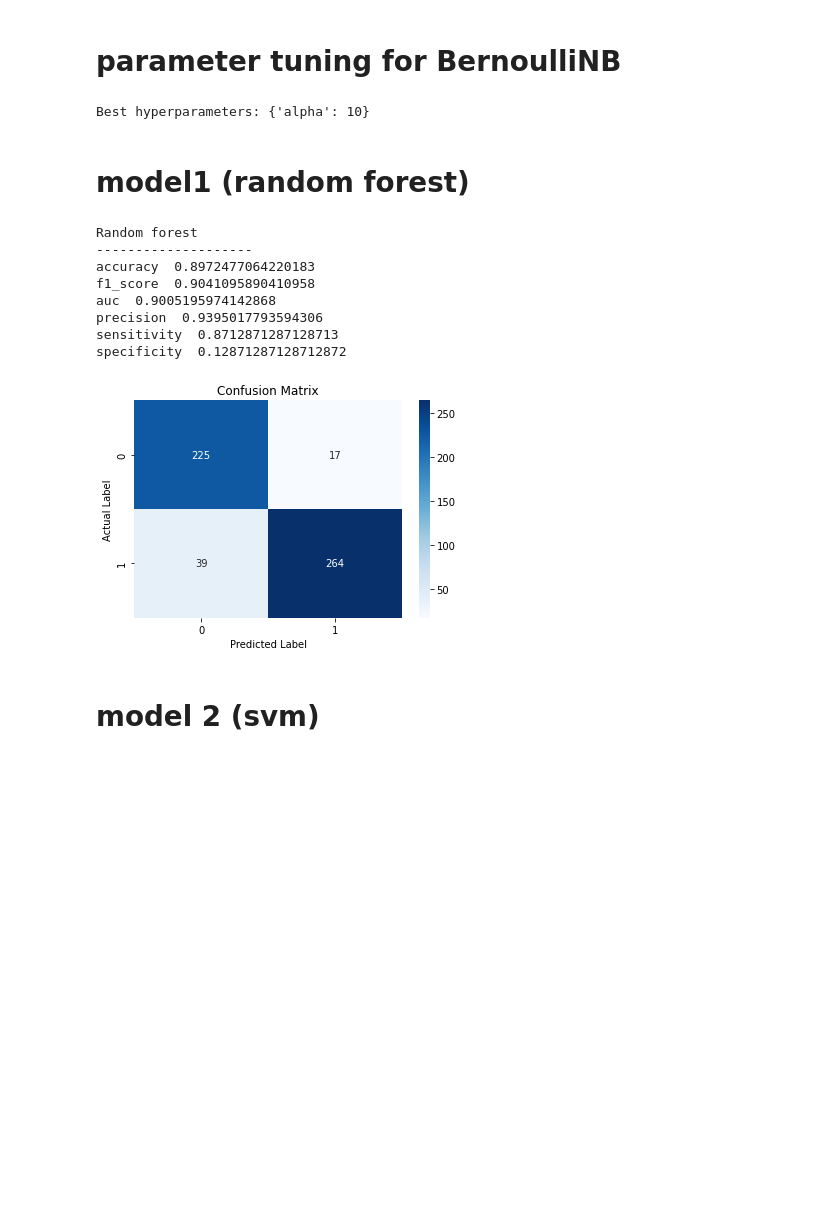
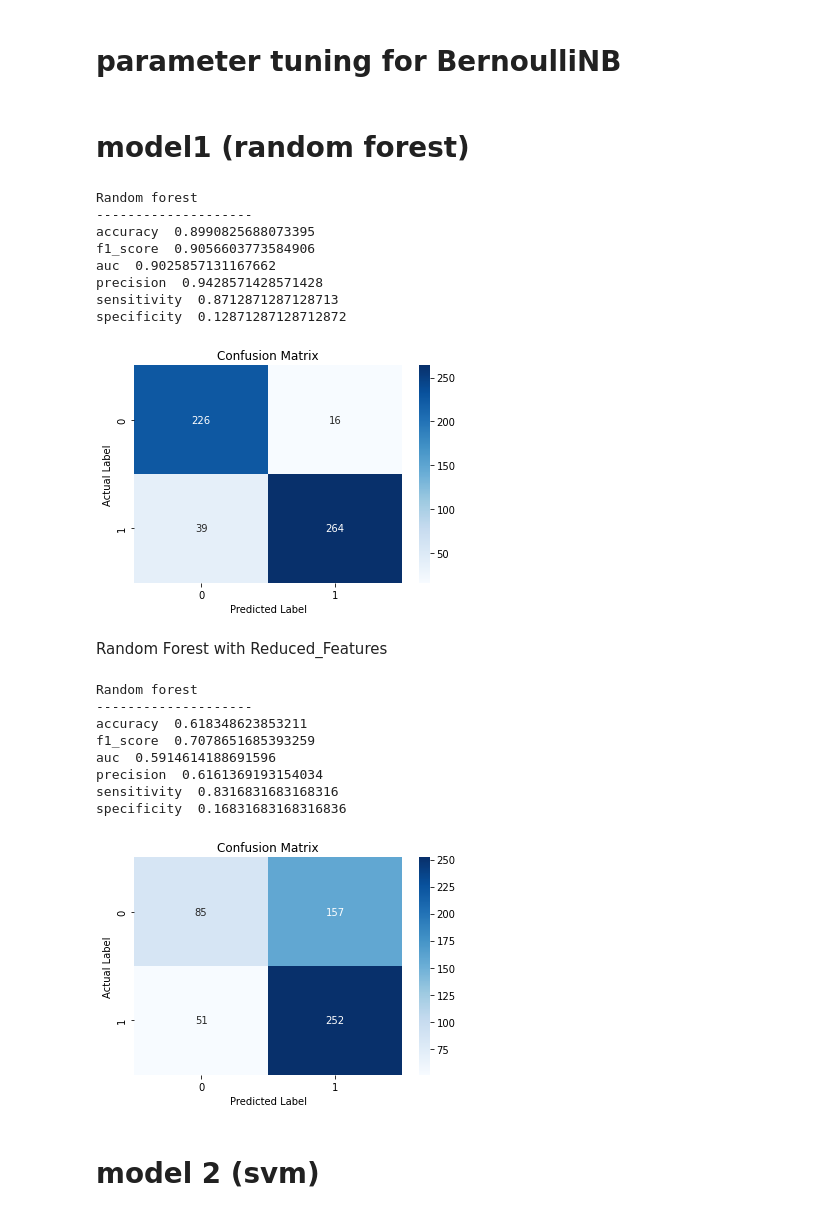
Before and after one commit to Pcssai7093/Predicton-Of-Drug-Resistance-in-Mycobacterium-Tuberculosis, a Jupyter notebook: Code.ipynb, the cells around one changed output. Cells and saved outputs as stored; diff of their text form; code cells hidden in the pictures; blank space fills up the shorter version.

```diff
--- a/Code.ipynb
+++ b/Code.ipynb
@@ -75,3 +82,5 @@ Splitting the data into X and Y
 # %%
 rifX=rifFiltered.iloc[:,0:222]
 rifY=rifFiltered.iloc[:,[222]]
+# %%
+rifX=rifX.replace(-1,0)
@@ -78,2 +95,2 @@ rifY=rifFiltered.iloc[:,[222]]
 # %%
-rifY=(rifY.values).reshape(-1,)
+# rifY=(rifY.values).reshape(-1,)
@@ -99,0 +174,5 @@ rifX_train,rifX_test,rifY_train,rifY_test=train_test_split(rifX,rifY,test_size=0
+# %%
+input_data = Input(shape=(222,))
+encoded = Dense(64, activation='relu')(input_data)
+encoder = Model(input_data, encoded)
+auto_enconder_data_train = encoder.predict(rifX_train)
@@ -99,0 +181,5 @@ rifX_train,rifX_test,rifY_train,rifY_test=train_test_split(rifX,rifY,test_size=0
+# %%
+input_data_t = Input(shape=(222,))
+encoded_t = Dense(64, activation='relu')(input_data_t)
+encoder_t = Model(input_data_t, encoded_t)
+auto_enconder_data_test = encoder_t.predict(rifX_test)
@@ -133,11 +221,9 @@ parameter tuning for logistic regression
 # %%
 model4=BernoulliNB()
 param_grid = {'alpha': [0.1, 1, 10]}
-grid_search = GridSearchCV(model4, param_grid=param_grid, cv=5,scoring='roc_auc')
+grid_search = GridSearchCV(model4, param_grid=param_grid, cv=5,scoring='roc_auc',verbose=0)
 grid_search.fit(rifX, rifY)
 print("Best hyperparameters:", grid_search.best_params_)
-# %% [output]
-Best hyperparameters: {'alpha': 10}
 # %% [markdown]
 # model1 (random forest)
 # %%
@@ -161,13 +247,43 @@ plt.show()
 # %% [output]
 Random forest
 --------------------
-accuracy  0.8972477064220183
-f1_score  0.9041095890410958
-auc  0.9005195974142868
-precision  0.9395017793594306
+accuracy  0.8990825688073395
+f1_score  0.9056603773584906
+auc  0.9025857131167662
+precision  0.9428571428571428
 sensitivity  0.8712871287128713
 specificity  0.12871287128712872
 [figure]
+# %% [markdown]
+Random Forest with Reduced_Features
+# %%
+rifModel1=RandomForestClassifier(n_estimators=50,max_depth=5)
+rifModel1.fit(auto_enconder_data_train,rifY_train)
+rifPred=rifModel1.predict(auto_enconder_data_test)
+print("Random forest")
+print("--------------------")
+print("accuracy ", accuracy_score(rifY_test,rifPred))
+print("f1_score ", f1_score(rifY_test,rifPred))
+print("auc ", roc_auc_score(rifY_test,rifPred))
+print("precision ",precision_score(rifY_test,rifPred))
+print("sensitivity ",recall_score(rifY_test,rifPred))
+print("specificity ",1-recall_score(rifY_test,rifPred))
+cm=(confusion_matrix(rifY_test,rifPred))
+sns.heatmap(cm,annot=True,cmap="Blues",fmt="d")
+plt.title("Confusion Matrix")
+plt.xlabel("Predicted Label")
+plt.ylabel("Actual Label")
+plt.show()
+# %% [output]
+Random forest
+--------------------
+accuracy  0.618348623853211
+f1_score  0.7078651685393259
+auc  0.5914614188691596
+precision  0.6161369193154034
+sensitivity  0.8316831683168316
+specificity  0.16831683168316836
+[figure, added]
 # %% [markdown]
 # model 2 (svm)
 # %%
```
Also changed, not shown: parts of 25 cells of this notebook.
